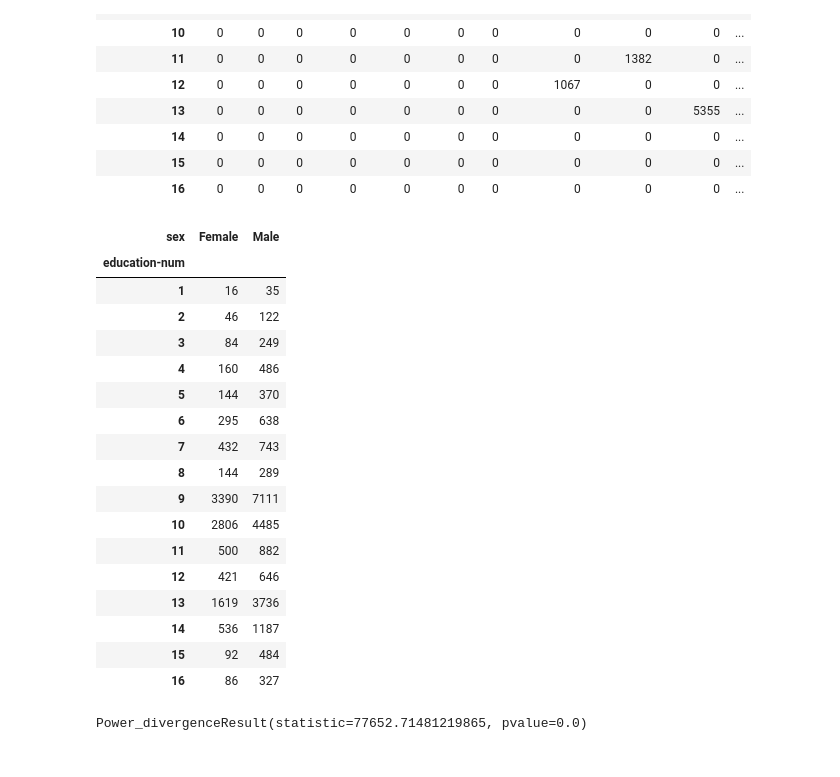
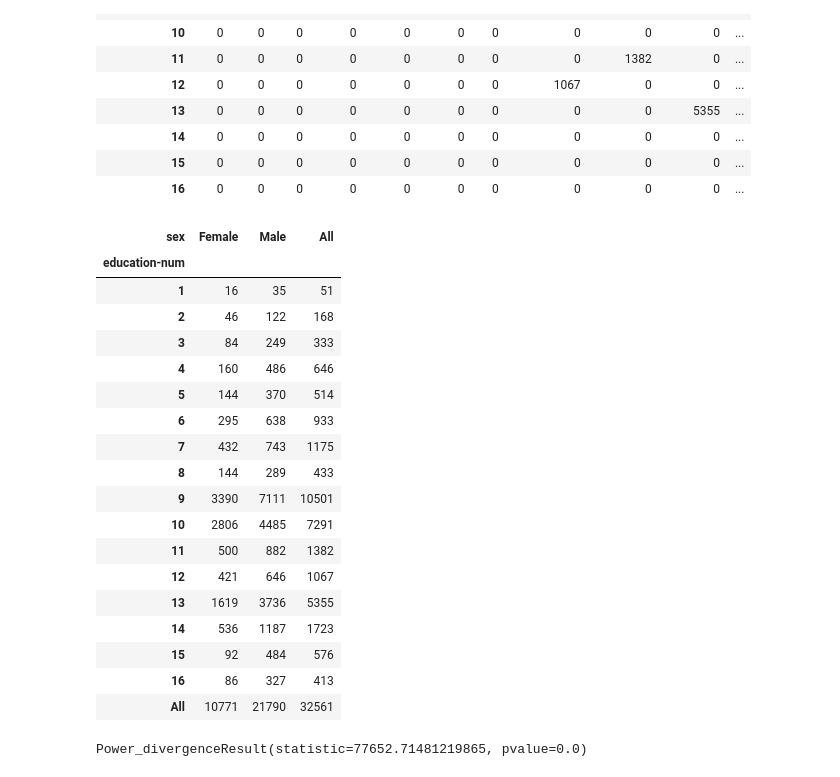
Before and after one commit to bloominstituteoftechnology/DS-Unit-1-Sprint-2-Statistics, a Jupyter notebook: Mike_Smith_LS_DS_122_Sampling_Confidence_Intervals_and_Hypothesis_Testing_Assignment.ipynb, the cells around one changed output. Cells and saved outputs as stored; diff of their text form; code cells hidden in the pictures.

```diff
--- a/Mike_Smith_LS_DS_122_Sampling_Confidence_Intervals_and_Hypothesis_Testing_Assignment.ipynb
+++ b/Mike_Smith_LS_DS_122_Sampling_Confidence_Intervals_and_Hypothesis_Testing_Assignment.ipynb
@@ -214,26 +214,29 @@ pd.crosstab(df_chi['education-num'], df_chi['education'])
 | 16 | 0 | 0 | 0 | 0 | 0 | 0 | 0 | 0 | 0 | 0 | ... |
 # %%
 #this crosstab will match education-num to sex, then find chi-square
-pd.crosstab(df_chi['education-num'], df_chi['sex'])
+
+ct_df_chi = pd.crosstab(df_chi['education-num'], df_chi['sex'], margins= True)
+ct_df_chi
 # %% [output]
-| sex | Female | Male |
-| education-num |  |  |
-| 1 | 16 | 35 |
-| 2 | 46 | 122 |
-| 3 | 84 | 249 |
-| 4 | 160 | 486 |
-| 5 | 144 | 370 |
-| 6 | 295 | 638 |
-| 7 | 432 | 743 |
-| 8 | 144 | 289 |
-| 9 | 3390 | 7111 |
-| 10 | 2806 | 4485 |
-| 11 | 500 | 882 |
-| 12 | 421 | 646 |
-| 13 | 1619 | 3736 |
-| 14 | 536 | 1187 |
-| 15 | 92 | 484 |
-| 16 | 86 | 327 |
+| sex | Female | Male | All |
+| education-num |  |  |  |
+| 1 | 16 | 35 | 51 |
+| 2 | 46 | 122 | 168 |
+| 3 | 84 | 249 | 333 |
+| 4 | 160 | 486 | 646 |
+| 5 | 144 | 370 | 514 |
+| 6 | 295 | 638 | 933 |
+| 7 | 432 | 743 | 1175 |
+| 8 | 144 | 289 | 433 |
+| 9 | 3390 | 7111 | 10501 |
+| 10 | 2806 | 4485 | 7291 |
+| 11 | 500 | 882 | 1382 |
+| 12 | 421 | 646 | 1067 |
+| 13 | 1619 | 3736 | 5355 |
+| 14 | 536 | 1187 | 1723 |
+| 15 | 92 | 484 | 576 |
+| 16 | 86 | 327 | 413 |
+| All | 10771 | 21790 | 32561 |
 # %%
 # In a single line using Scipy
 from scipy.stats import chisquare
```
Also changed, not shown: parts of 6 cells of this notebook.
